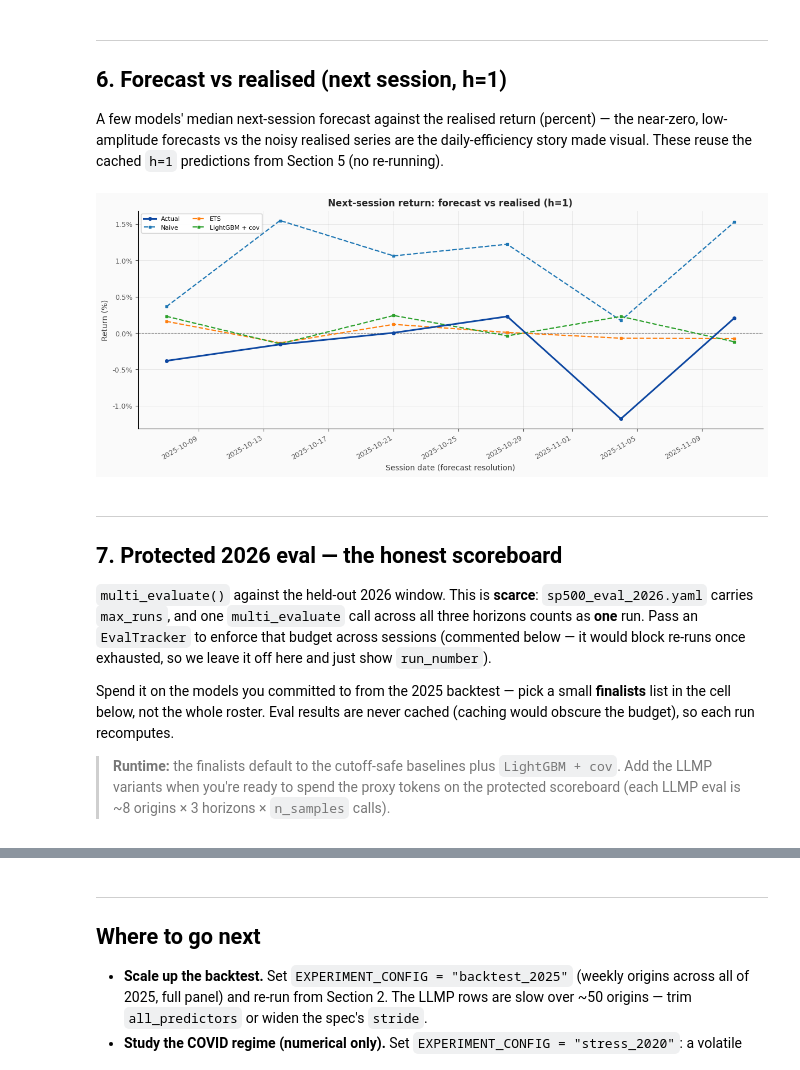
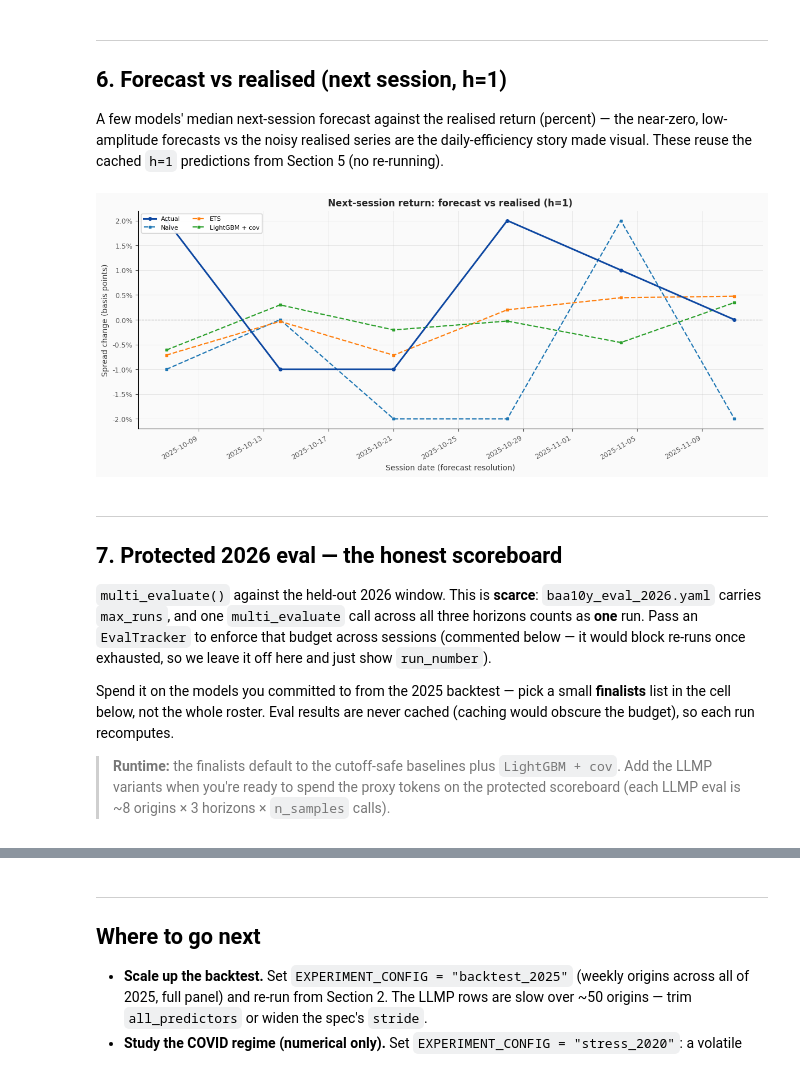
Before and after one commit to helloheyi/agentic-forecasting-c1-bmo-one, a Jupyter notebook: implementations/BAA10Y_forecasting/01_BAA10Y_multivariate_backtest.ipynb, the cells around one changed output, grey strips where cells are left out. Cells and saved outputs as stored; diff of their text form; code cells hidden in the pictures.

Commit message:
Update BAA10Y
- Update notebooks
- Update analysis metrics
- Skip holiday eval origin

```diff
--- a/implementations/BAA10Y_forecasting/01_BAA10Y_multivariate_backtest.ipynb
+++ b/implementations/BAA10Y_forecasting/01_BAA10Y_multivariate_backtest.ipynb
@@ -172,0 +155,22 @@ covariates registered: 10 / 11 requested
+# %%
+# Data environment (not part of any single experiment): how far back to load
+# price/covariate history, and whether to re-fetch caches from source.
+DATA_HISTORY_START = "2016-01-01"
+REFRESH_CACHE = False
+
+#
+
+svc = build_baa10y_multivariate_service(
+    windows=(1, 5, 21),
+    include_covariates=True,
+    covariate_series_ids=DEFAULT_COVARIATE_SERIES_IDS,
+    start=DATA_HISTORY_START,
+    refresh=REFRESH_CACHE,
+)
+
+# The covariate panel available to the with-covariates predictors below (an
+# optional FRED feed may be skipped, so filter to what actually registered).
+registered = set(svc.series_ids)
+COVARIATES = [c for c in DEFAULT_COVARIATE_SERIES_IDS if c in registered]
+print("targets:", sorted(s for s in registered if s.startswith("baa10y_change")))
+print(f"covariates registered: {len(COVARIATES)} / {len(DEFAULT_COVARIATE_SERIES_IDS)} requested")
@@ -192,11 +199,11 @@ the source of truth for the **window and tasks** — not the predictors.
 EXPERIMENT_CONFIG = "smoke"
 
 _BACKTEST_SPEC_FILES = {
-    "smoke": "sp500_smoke.yaml",
-    "backtest_2025": "sp500_backtest_2025.yaml",
-    "stress_2020": "sp500_stress_2020.yaml",
+    "smoke": "baa10y_smoke.yaml",
+    "backtest_2025": "baa10y_backtest_2025.yaml",
+    "stress_2020": "baa10y_stress_2020.yaml",
 }
-_EVAL_SPEC_FILE = "sp500_eval_2026.yaml"
+_EVAL_SPEC_FILE = "baa10y_eval_2026.yaml"
 
 # 2020 is pre-cutoff → keep the LLM-Process out of the comparison (see Section 0).
 POST_CUTOFF = EXPERIMENT_CONFIG in {"smoke", "backtest_2025"}
@@ -312,8 +319,10 @@ PREDICTOR_LABELS = {
 # framing, defaults) lives in predictors/llmp_sampled_trajectory.py; tune it
 # there, or override model= / n_samples= / history_window= per call here.
 if POST_CUTOFF:
-    llmp = build_sp500_llmp_sampled_trajectory(n_samples=8, history_window=48)
-    llmp_cov = build_sp500_llmp_sampled_trajectory(n_samples=8, history_window=48, covariate_series_ids=COVARIATES)
+#    llmp = build_sp500_llmp_sampled_trajectory(n_samples=8, history_window=48)
+#    llmp_cov = build_sp500_llmp_sampled_trajectory(n_samples=8, history_window=48, covariate_series_ids=COVARIATES)
+    llmp = build_baa10y_llmp_sampled_trajectory(n_samples=8, history_window=48)
+    llmp_cov = build_baa10y_llmp_sampled_trajectory(n_samples=8, history_window=48, covariate_series_ids=COVARIATES)
     all_predictors += [llmp, llmp_cov]
     PREDICTOR_COVARIATES[llmp_cov.predictor_id] = COVARIATES
     PREDICTOR_LABELS[llmp.predictor_id] = "LLMP (target)"
@@ -429,27 +438,27 @@ daily-efficiency story made visual. These reuse the cached `h=1` predictions fro
 Section 5 (no re-running).
 # %%
 # A few representative models, pulled straight from the cached backtest results.
-H1_TASK = "sp500_logret_1b"
+H1_TASK = "baa10y_change_1b"
 demo_ids = [naive.predictor_id, ets.predictor_id, lightgbm_cov.predictor_id]
 
 compare_by_run: dict[str, pd.DataFrame] = {}
 for pid in demo_ids:
     result = results_by_predictor.get(pid, {}).get(H1_TASK)
     if result is None:
         continue
     label = PREDICTOR_LABELS.get(pid, pid)
-    compare_by_run[label] = build_return_compare_frame(result.predictions, svc, H1_TASK)
+    compare_by_run[label] = build_spread_change_compare_frame(result.predictions, svc, H1_TASK)
 
-fig, _ = plot_return_forecast_vs_actual_multi(compare_by_run, title="Next-session return: forecast vs realised (h=1)")
+fig, _ = plot_spread_change_forecast_vs_actual_multi(compare_by_run, title="Next-session return: forecast vs realised (h=1)")
 plt.show()
 # %% [output]
-[figure, old version]
+[figure, new version]
 # %% [markdown]
 ---
 ## 7. Protected 2026 eval — the honest scoreboard
 
 `multi_evaluate()` against the held-out 2026 window. This is **scarce**:
-`sp500_eval_2026.yaml` carries `max_runs`, and one `multi_evaluate` call across
+`baa10y_eval_2026.yaml` carries `max_runs`, and one `multi_evaluate` call across
 all three horizons counts as **one** run. Pass an `EvalTracker` to enforce that
 budget across sessions (commented below — it would block re-runs once exhausted,
 so we leave it off here and just show `run_number`).
```
Also changed, not shown: parts of 16 cells of this notebook, 3 other files.
